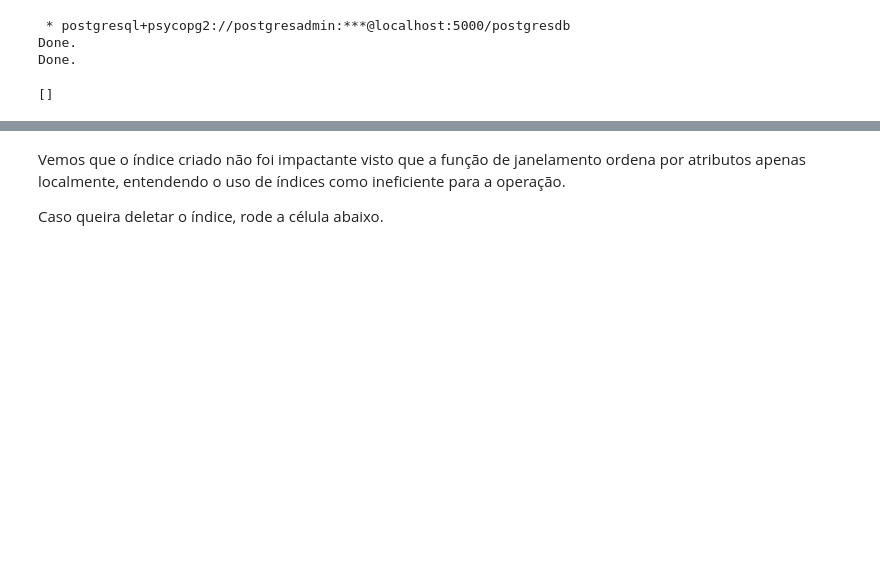
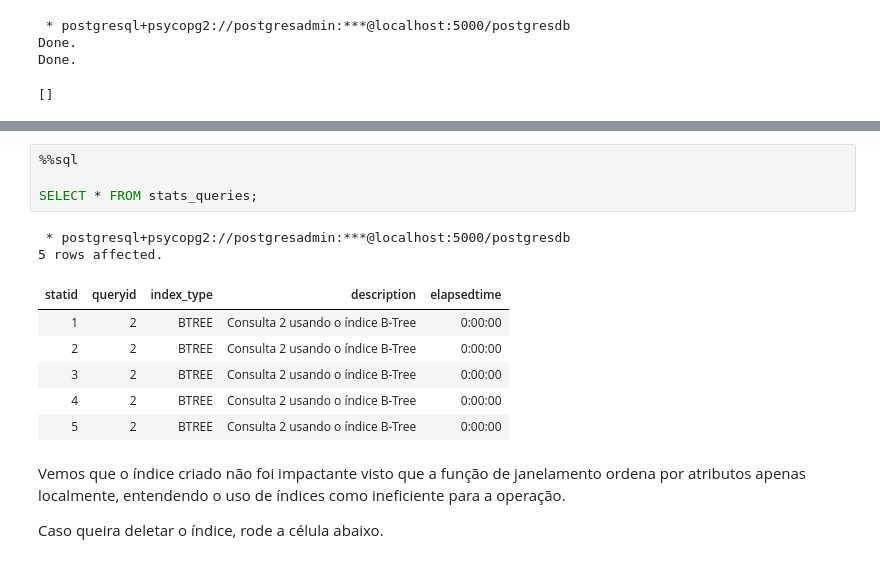
Before and after one commit to Sasseronj/SCC0243-SGBD, a Jupyter notebook: notebooks/analysis_second_query.ipynb, the cells around one changed output, grey strips where cells are left out. Drawn from its saved outputs; the diff is of its cells as text; blank space fills up the shorter version.

```diff
--- a/notebooks/analysis_second_query.ipynb
+++ b/notebooks/analysis_second_query.ipynb
@@ -224,3 +395,16 @@ Max: 17.973831 s
+# %%
+%%sql
+
+SELECT * FROM stats_queries;
+# %% [output]
+ * postgresql+psycopg2://postgresadmin:***@localhost:5000/postgresdb
+5 rows affected.
+| statid | queryid | index_type | description | elapsedtime |
+| 1 | 2 | BTREE | Consulta 2 usando o índice B-Tree | 0:00:00 |
+| 2 | 2 | BTREE | Consulta 2 usando o índice B-Tree | 0:00:00 |
+| 3 | 2 | BTREE | Consulta 2 usando o índice B-Tree | 0:00:00 |
+| 4 | 2 | BTREE | Consulta 2 usando o índice B-Tree | 0:00:00 |
+| 5 | 2 | BTREE | Consulta 2 usando o índice B-Tree | 0:00:00 |
 # %% [markdown]
 Vemos que o índice criado não foi impactante visto que a função de janelamento ordena por atributos apenas localmente, entendendo o uso de índices como ineficiente para a operação.
 
```
Also changed, not shown: parts of 38 cells of this notebook, 3 other files.
